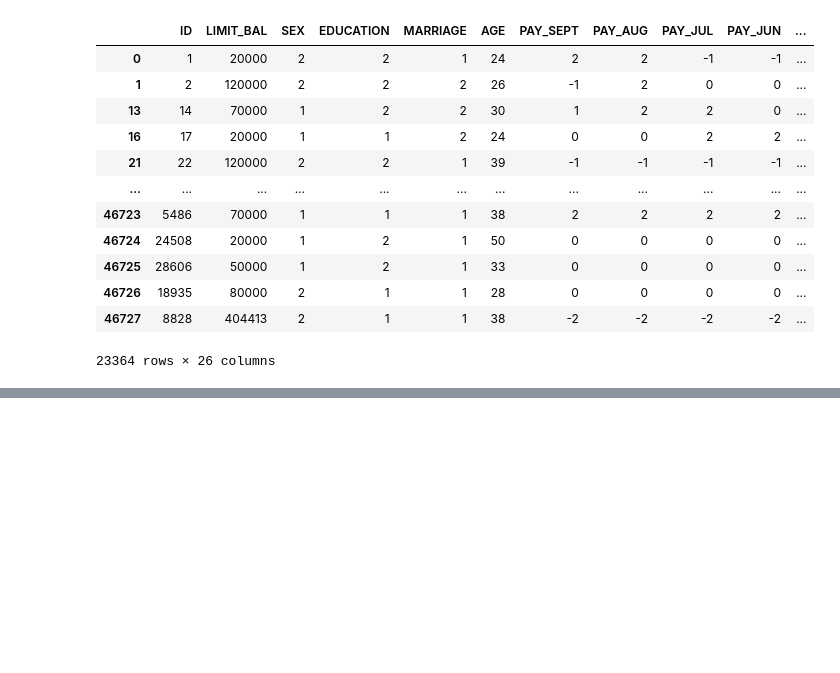
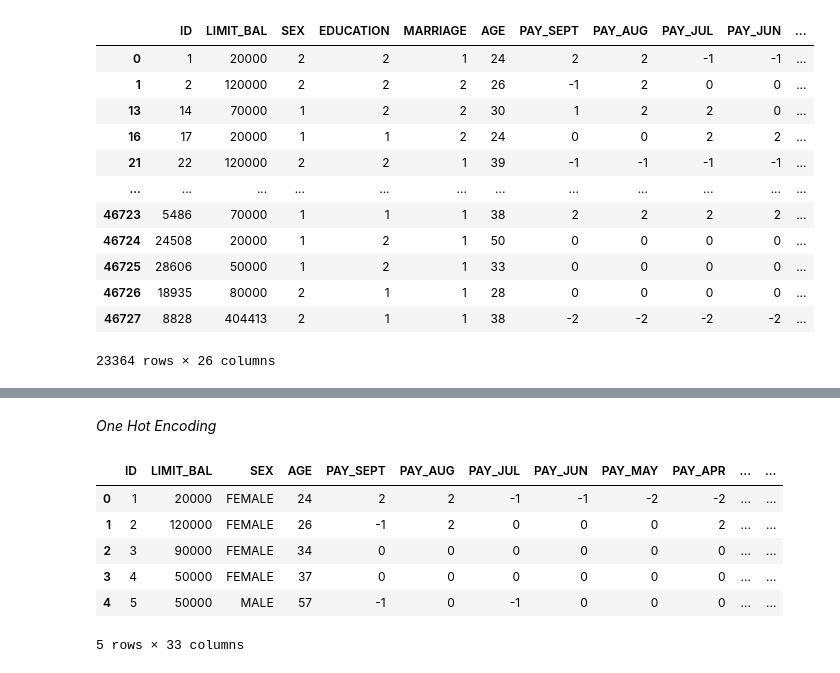
Before and after one commit to Shashankshekharpandey/Default-of-credit-Crad, a Jupyter notebook: Default_of_creditcard.ipynb, the cells around one changed output, grey strips where cells are left out. Drawn from its saved outputs; the diff is of its cells as text; code cells hidden in the pictures; blank space fills up the shorter version.

```diff
--- a/Default_of_creditcard.ipynb
+++ b/Default_of_creditcard.ipynb
@@ -437,0 +470,4 @@ balance_df[balance_df['IsDefaulter']==1]
+# %%
+
+df_fr['EDUCATION']=np.where(df_fr['EDUCATION'] == 6, 4, df_fr['EDUCATION'])
+df_fr['EDUCATION']=np.where(df_fr['EDUCATION'] == 0, 4, df_fr['EDUCATION'])
@@ -437,0 +478,4 @@ balance_df[balance_df['IsDefaulter']==1]
+# %%
+df_fr['MARRIAGE']=np.where(df_fr['MARRIAGE'] == 0, 3, df_fr['MARRIAGE'])
+# %%
+df_fr.replace({'SEX': {1 : 'MALE', 2 : 'FEMALE'}, 'EDUCATION' : {1 : 'graduate school', 2 : 'university', 3 : 'high school', 4 : 'others'}, 'MARRIAGE' : {1 : 'married', 2 : 'single', 3 : 'others'}}, inplace = True)
@@ -437,0 +492,14 @@ balance_df[balance_df['IsDefaulter']==1]
+# %% [markdown]
+*One Hot Encoding*
+# %%
+df_fr = pd.get_dummies(df_fr,columns=['EDUCATION','MARRIAGE'])
+# %%
+df_fr.head()
+# %% [output]
+|  | ID | LIMIT_BAL | SEX | AGE | PAY_SEPT | PAY_AUG | PAY_JUL | PAY_JUN | PAY_MAY | PAY_APR | ... | ... |
+| 0 | 1 | 20000 | FEMALE | 24 | 2 | 2 | -1 | -1 | -2 | -2 | ... | ... |
+| 1 | 2 | 120000 | FEMALE | 26 | -1 | 2 | 0 | 0 | 0 | 2 | ... | ... |
+| 2 | 3 | 90000 | FEMALE | 34 | 0 | 0 | 0 | 0 | 0 | 0 | ... | ... |
+| 3 | 4 | 50000 | FEMALE | 37 | 0 | 0 | 0 | 0 | 0 | 0 | ... | ... |
+| 4 | 5 | 50000 | MALE | 57 | -1 | 0 | -1 | 0 | 0 | 0 | ... | ... |
+5 rows × 33 columns
```
Also changed, not shown: parts of 16 cells of this notebook.
